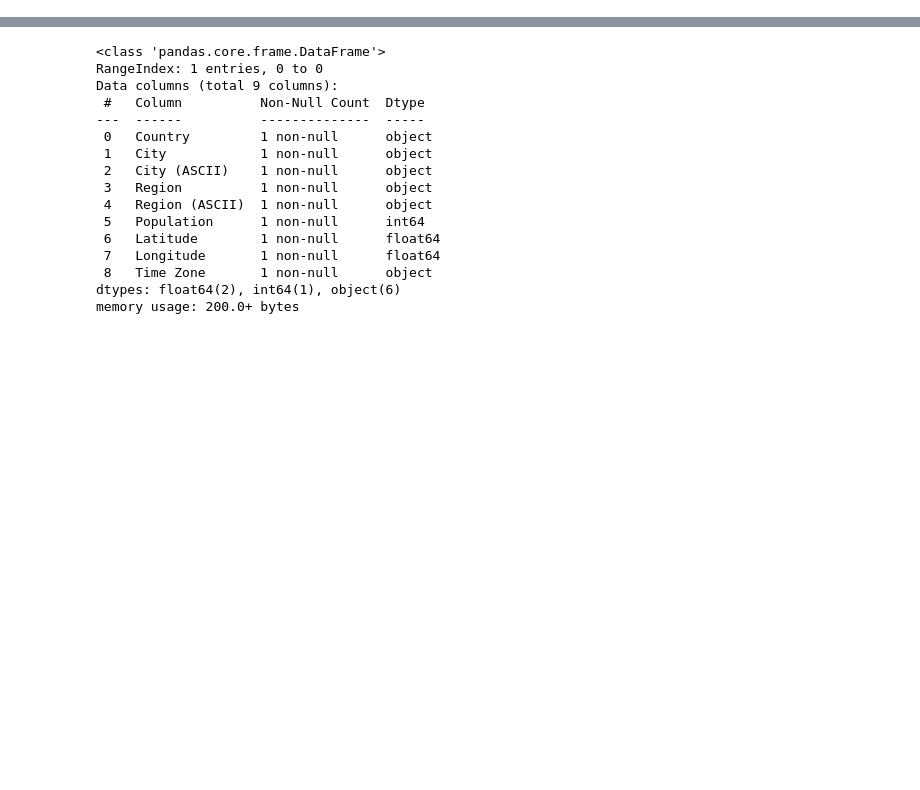
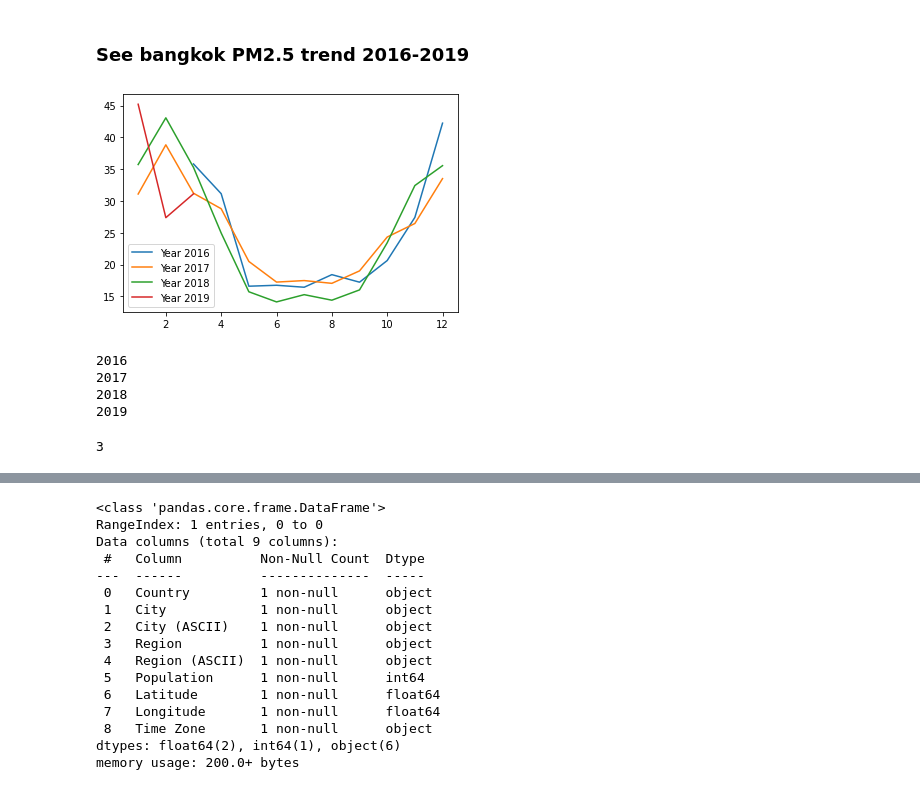
Before and after one commit to phumidea/datasci_project, a Jupyter notebook: main.ipynb, the cells around one changed output, grey strips where cells are left out. Saved outputs shown, nothing was run; the diff lists cells and outputs as text; code cells hidden in the pictures; blank space fills up the shorter version.

```diff
--- a/main.ipynb
+++ b/main.ipynb
@@ -61,0 +165,6 @@ info_df
+# %% [markdown]
+### See bangkok PM2.5 trend 2016-2019
+# %%
+pm_trend_each_year(bangkok_df)
+# %% [output]
+[figure, added]
@@ -61,0 +173,8 @@ info_df
+# %%
+for i in a:
+    print(i)
+# %% [output]
+2016
+2017
+2018
+2019
@@ -61,0 +185,4 @@ info_df
+# %%
+a[('Month', 'min')][2016]
+# %% [output]
+3
```
Also changed, not shown: parts of 25 cells of this notebook, 1 other file.
